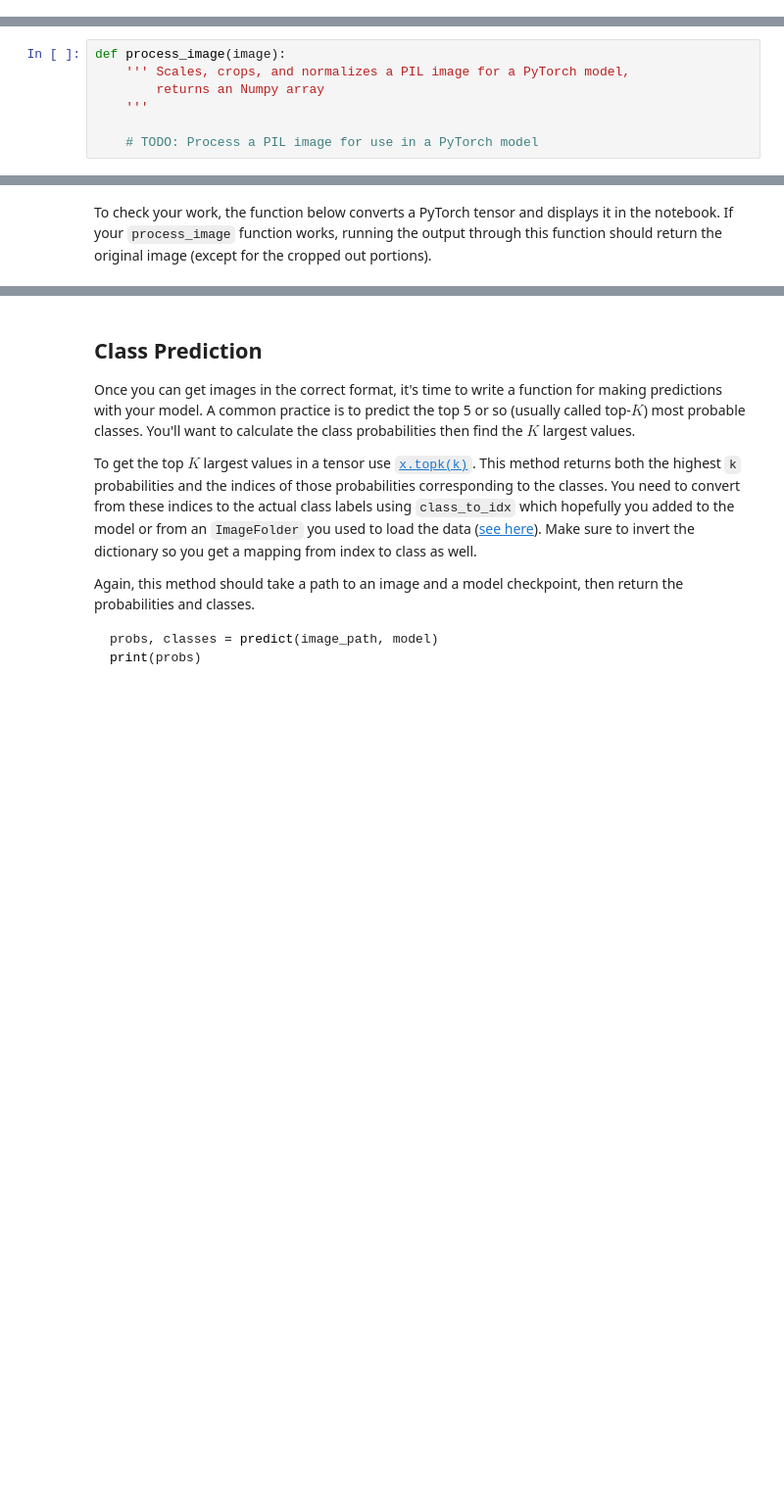
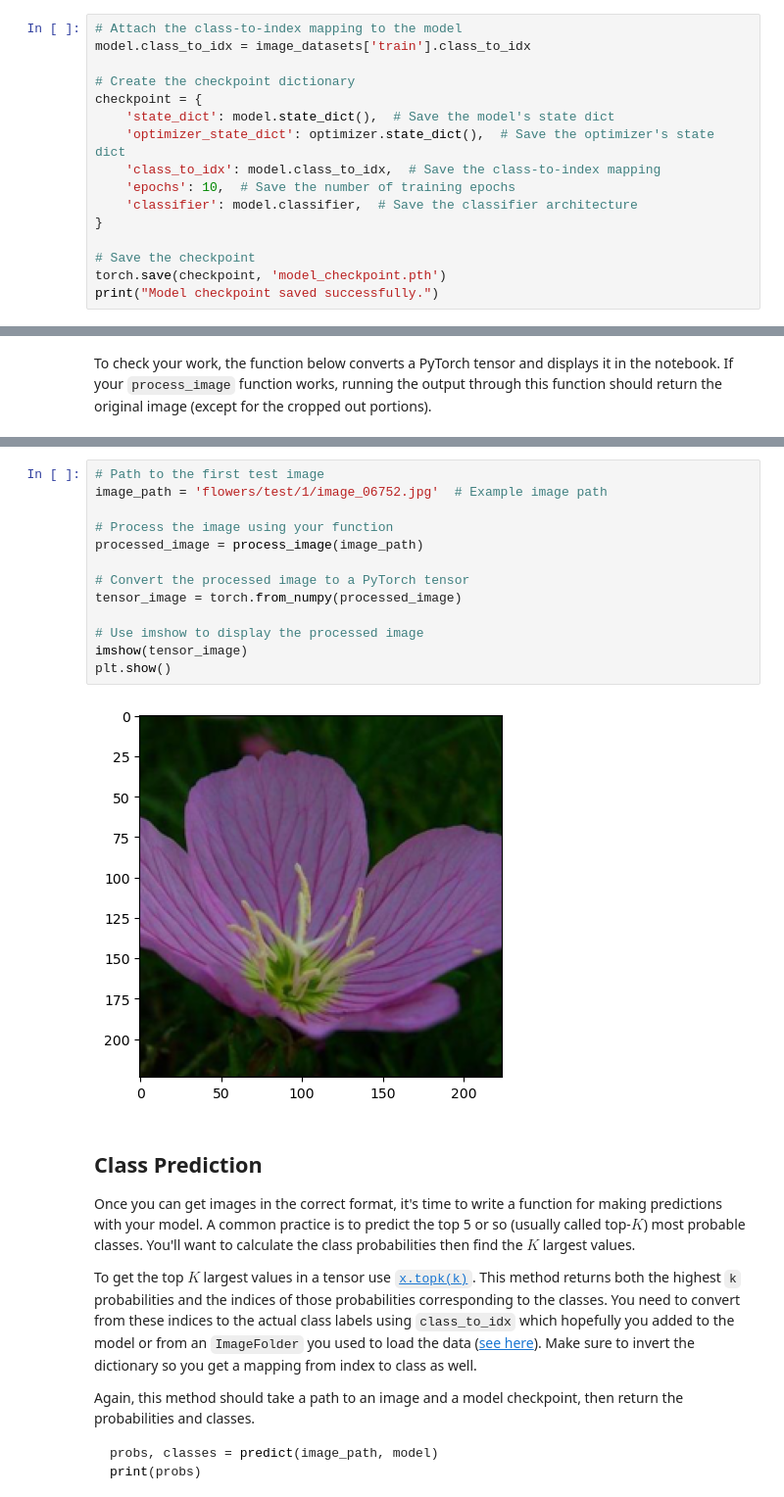
Before and after one commit to sw1285/aipnd-project, a Jupyter notebook: Image Classifier Project.ipynb, the cells around one changed output, grey strips where cells are left out. Shown at 98% size. Drawn from its saved outputs; the diff is of its cells as text; blank space fills up the shorter version.

```diff
--- a/Image Classifier Project.ipynb
+++ b/Image Classifier Project.ipynb
@@ -120,0 +464,16 @@ Remember that you'll want to completely rebuild the model later so you can use i
+# %%
+# Attach the class-to-index mapping to the model
+model.class_to_idx = image_datasets['train'].class_to_idx
+
+# Create the checkpoint dictionary
+checkpoint = {
+    'state_dict': model.state_dict(),  # Save the model's state dict
+    'optimizer_state_dict': optimizer.state_dict(),  # Save the optimizer's state dict
+    'class_to_idx': model.class_to_idx,  # Save the class-to-index mapping
+    'epochs': 10,  # Save the number of training epochs
+    'classifier': model.classifier,  # Save the classifier architecture
+}
+
+# Save the checkpoint
+torch.save(checkpoint, 'model_checkpoint.pth')
+print("Model checkpoint saved successfully.")
@@ -150,10 +552,3 @@ Color channels of images are typically encoded as integers 0-255, but the model
 As before, the network expects the images to be normalized in a specific way. For the means, it's `[0.485, 0.456, 0.406]` and for the standard deviations `[0.229, 0.224, 0.225]`. You'll want to subtract the means from each color channel, then divide by the standard deviation.
 
 And finally, PyTorch expects the color channel to be the first dimension but it's the third dimension in the PIL image and Numpy array. You can reorder dimensions using [`ndarray.transpose`](https://docs.scipy.org/doc/numpy-1.13.0/reference/generated/numpy.ndarray.transpose.html). The color channel needs to be first and retain the order of the other two dimensions.
-# %%
-def process_image(image):
-    ''' Scales, crops, and normalizes a PIL image for a PyTorch model,
-        returns an Numpy array
-    '''
-
-    # TODO: Process a PIL image for use in a PyTorch model
@@ -181,5 +615,20 @@ def imshow(image, ax=None, title=None):
 
     return ax
+# %%
+# Path to the first test image
+image_path = 'flowers/test/1/image_06752.jpg'  # Example image path
+
+# Process the image using your function
+processed_image = process_image(image_path)
+
+# Convert the processed image to a PyTorch tensor
+tensor_image = torch.from_numpy(processed_image)
+
+# Use imshow to display the processed image
+imshow(tensor_image)
+plt.show()
+# %% [output]
+[figure, added]
 # %% [markdown]
 ## Class Prediction
 
```
Also changed, not shown: parts of 32 cells of this notebook, 2 other files.
